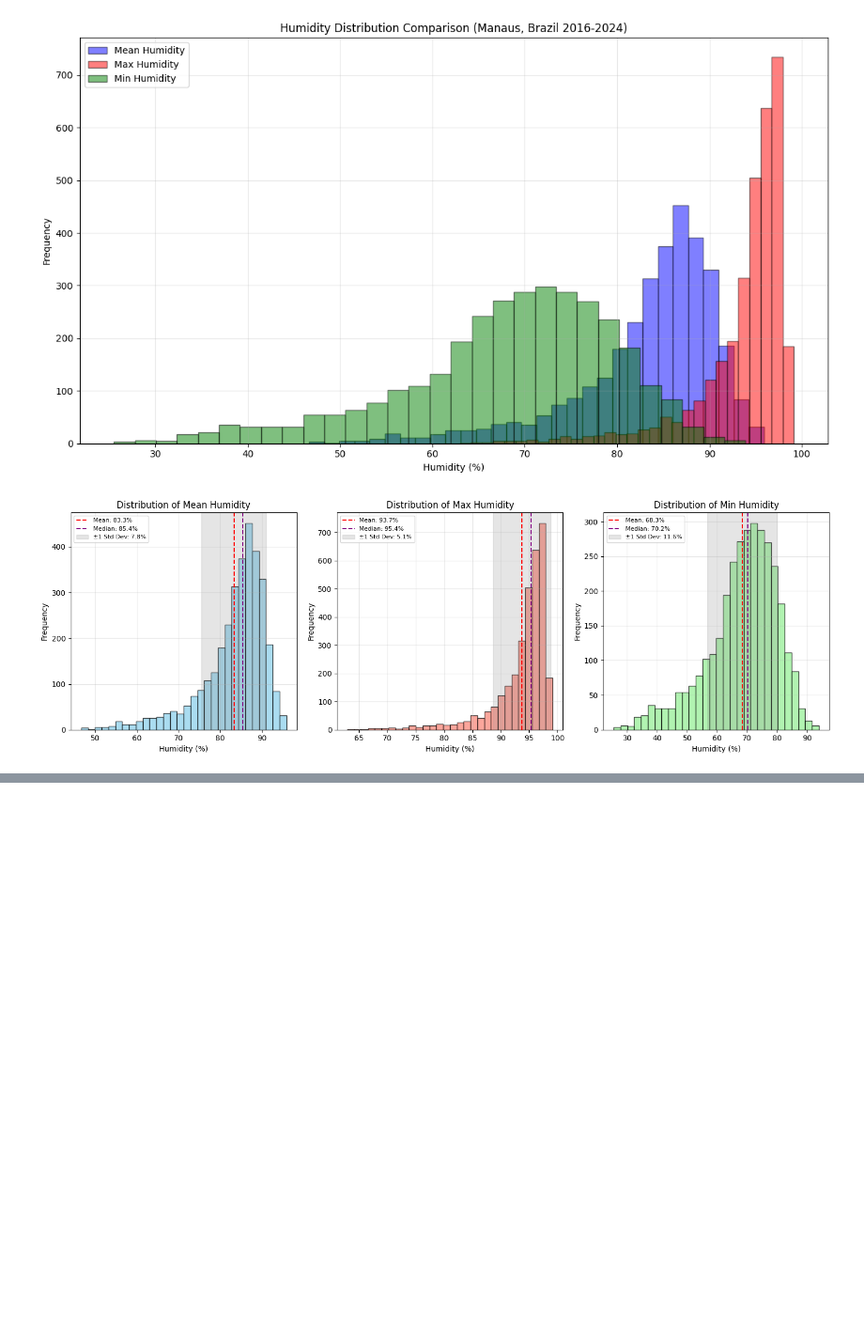
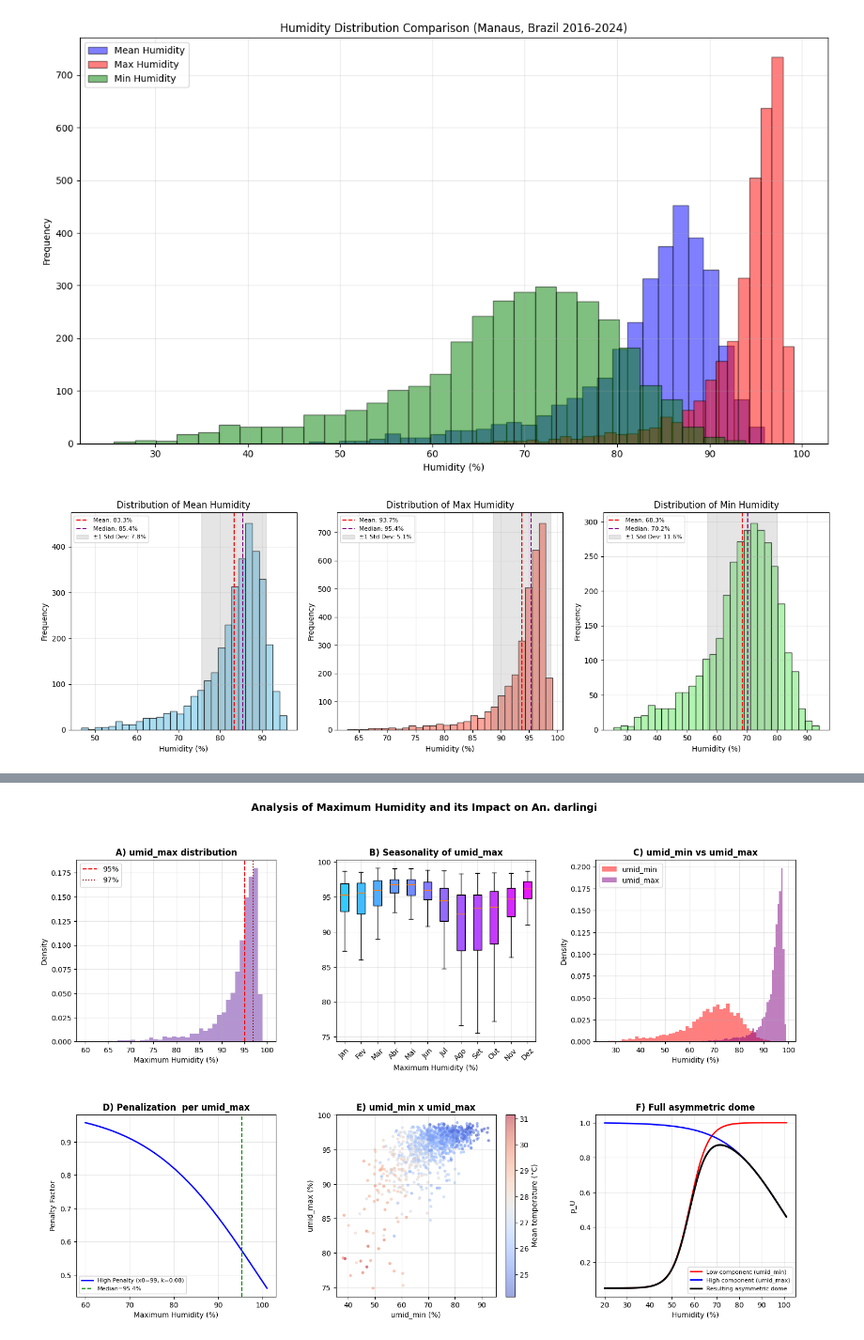
Before and after one commit to RaphaLevy/Study_on_malaria_dynamics_v2, a Jupyter notebook: data_files/notebooks/Environmental_Factor_Plots.ipynb, the cells around one changed output, grey strips where cells are left out. Shown at 94% size. Saved outputs shown, nothing was run; the diff lists cells and outputs as text; code cells hidden in the pictures; blank space fills up the shorter version.

```diff
--- a/data_files/notebooks/Environmental_Factor_Plots.ipynb
+++ b/data_files/notebooks/Environmental_Factor_Plots.ipynb
@@ -188,0 +391,88 @@ plt.show()
+# %%
+# ============================================================
+# Analysis of da umid_max
+# ============================================================
+
+def p_U_sigmoid(Humid, x0=58, k=0.25, floor=0.05):
+    Humid = np.asarray(Humid, dtype=float)
+    return floor + (1.0 - floor) / (1.0 + np.exp(-k * (Humid - x0)))
+
+def p_U_high(Humid, x0=99, k=0.08):
+    Humid = np.asarray(Humid, dtype=float)
+    return 1.0 / (1.0 + np.exp(k * (Humid - x0)))
+
+fig, axes = plt.subplots(2, 3, figsize=(18, 11))
+plt.subplots_adjust(hspace=0.4, wspace=0.3)
+
+# A) umid_max histogram
+ax = axes[0, 0]
+ax.hist(climate_data['umid_max'].dropna(), bins=np.arange(60, 101, 1), color='#9467bd', alpha=0.7, density=True)
+ax.axvline(x=95, color='red', linestyle='--', label='95%')
+ax.axvline(x=97, color='darkred', linestyle=':', label='97%')
+ax.set_xlabel('Maximum Humidity (%)')
+ax.set_ylabel('Density')
+ax.set_title('A) umid_max distribution', fontweight='bold')
+ax.legend()
+ax.grid(True, alpha=0.3)
+
+# B) umid_max monthly boxplot
+ax = axes[0, 1]
+monthly_max = [climate_data[climate_data['month']==m]['umid_max'].dropna().values for m in range(1,13)]
+bp = ax.boxplot(monthly_max, labels=months_labels, patch_artist=True, showfliers=False)
+for patch, color in zip(bp['boxes'], plt.cm.cool(np.linspace(0.2, 0.9, 12))):
+    patch.set_facecolor(color)
+ax.set_xlabel('Month')
+ax.set_xlabel('Maximum Humidity (%)')
+ax.set_title('B) Seasonality of umid_max', fontweight='bold')
+ax.tick_params(axis='x', rotation=45)
+ax.grid(True, alpha=0.3)
+
+# C) umid_min vs umid_max
+ax = axes[0, 2]
+ax.hist(climate_data['umid_min'].dropna(), bins=50, alpha=0.5, color='red', label='umid_min', density=True)
+ax.hist(climate_data['umid_max'].dropna(), bins=50, alpha=0.5, color='purple', label='umid_max', density=True)
+ax.set_xlabel('Humidity (%)')
+ax.set_ylabel('Density')
+ax.set_title('C) umid_min vs umid_max', fontweight='bold')
+ax.legend()
+ax.grid(True, alpha=0.3)
+
+# D) umid_max penalization
+ax = axes[1, 0]
+umid_range = np.linspace(60, 101, 500)
+ax.plot(umid_range, p_U_high(umid_range), 'b-', linewidth=2, label='High Penalty (x0=99, k=0.08)')
+ax.axvline(x=climate_data['umid_max'].median(), color='green', linestyle='--', label=f'Median={climate_data["umid_max"].median():.1f}%')
+ax.set_xlabel('Maximum Humidity (%)')
+ax.set_ylabel('Penalty Factor')
+ax.set_title('D) Penalization  per umid_max', fontweight='bold')
+ax.legend(fontsize=8)
+ax.grid(True, alpha=0.3)
+
+# E) Scatter umid_min x umid_max
+ax = axes[1, 1]
+sc = ax.scatter(climate_data['umid_min'].values[:1000], climate_data['umid_max'].values[:1000], c=climate_data['temp_med'].values[:1000], cmap='coolwarm', alpha=0.5, s=10)
+plt.colorbar(sc, ax=ax, label='Mean temperature (°C)')
+ax.set_xlabel('umid_min (%)')
+ax.set_ylabel('umid_max (%)')
+ax.set_title('E) umid_min x umid_max', fontweight='bold')
+ax.grid(True, alpha=0.3)
+
+# F) Asymmetrical dome
+ax = axes[1, 2]
+umid_full = np.linspace(20, 101, 500)
+p_low = p_U_sigmoid(umid_full, x0=58, k=0.25)
+p_high = p_U_high(umid_full)
+ax.plot(umid_full, p_low, 'r-', linewidth=2, label='Low component (umid_min)')
+ax.plot(umid_full, p_high, 'b-', linewidth=2, label='High component (umid_max)')
+ax.plot(umid_full, p_low * p_high, 'k-', linewidth=2.5, label='Resulting asymmetric dome')
+ax.set_xlabel('Humidity (%)')
+ax.set_ylabel('p_U')
+ax.set_title('F) Full asymmetric dome', fontweight='bold')
+ax.legend(fontsize=8)
+ax.grid(True, alpha=0.3)
+
+plt.suptitle('Analysis of Maximum Humidity and its Impact on An. darlingi', fontsize=14, fontweight='bold')
+plt.savefig('humidity_max.png', dpi=150, bbox_inches='tight', facecolor='white')
+plt.show()
+# %% [output]
+[figure, added]
```
Also changed, not shown: parts of 3 cells of this notebook.
